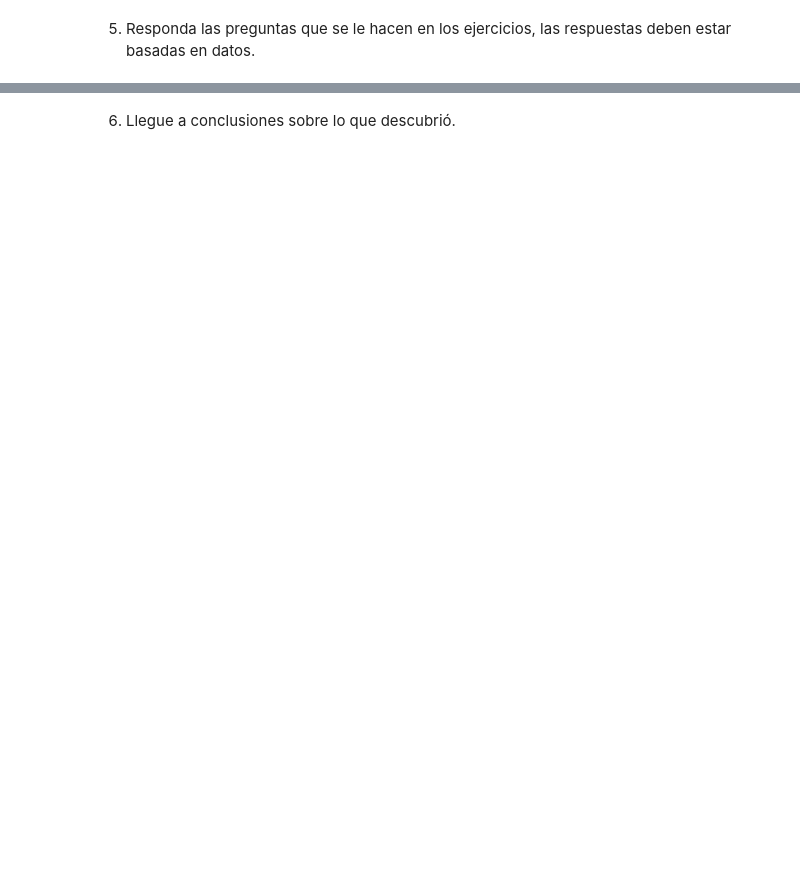
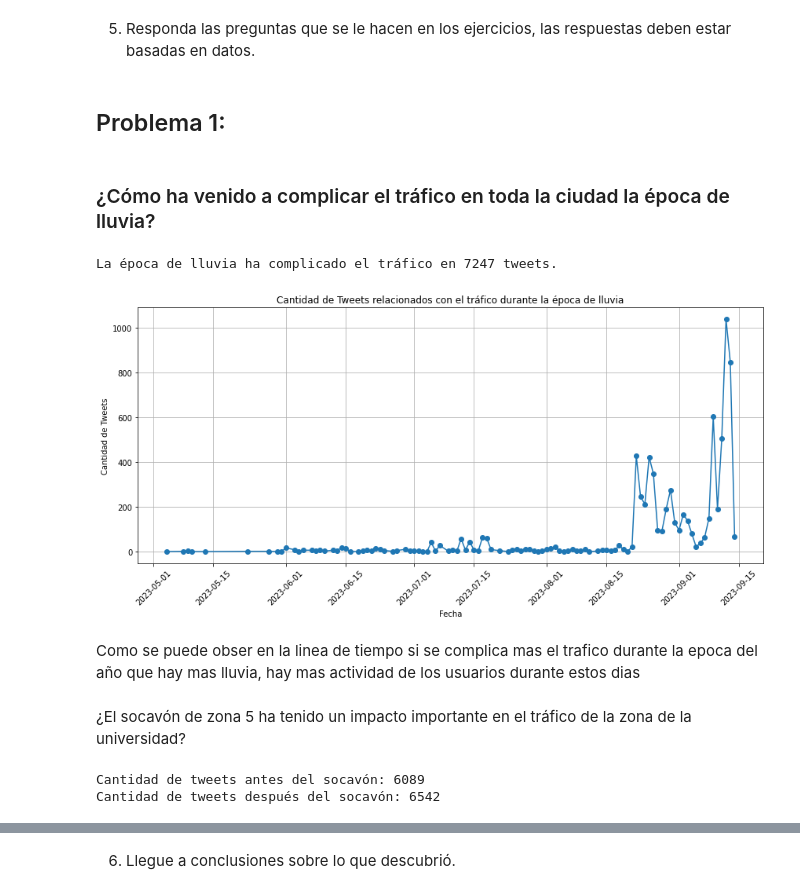
Before and after one commit to CristopherBarrios/Lab6-AnaliticaDeRedesSociales-DataScience, a Jupyter notebook: AnaliticaDeRedesSociales.ipynb, the cells around one changed output, grey strips where cells are left out. Drawn from its saved outputs; the diff is of its cells as text; code cells hidden in the pictures; blank space fills up the shorter version.

```diff
--- a/AnaliticaDeRedesSociales.ipynb
+++ b/AnaliticaDeRedesSociales.ipynb
@@ -598,3 +598,83 @@ plt.show()
 # %% [markdown]
 5. Responda las preguntas que se le hacen en los ejercicios, las respuestas deben estar basadas en
 datos.
+# %% [markdown]
+## Problema 1:
+# %% [markdown]
+### ¿Cómo ha venido a complicar el tráfico en toda la ciudad la época de lluvia?
+# %%
+import pandas as pd
+from datetime import datetime
+import pytz  # Importa la biblioteca pytz para trabajar con zonas horarias
+
+
+# Convertir la columna de fecha a tipo datetime con información de zona horaria UTC
+dataTrafico['date'] = pd.to_datetime(dataTrafico['date'], utc=True)
+
+# Define la zona horaria UTC
+utc = pytz.utc
+
+# Definir un rango de fechas que corresponda a la época de lluvia en Guatemala
+fecha_inicio_lluvia = datetime(2023, 5, 1, tzinfo=utc)  # Fecha de inicio con zona horaria UTC
+fecha_fin_lluvia = datetime(2023, 9, 30, tzinfo=utc)    # Fecha de fin con zona horaria UTC
+
+# Filtrar los tweets que están dentro del rango de fechas de lluvia
+tweets_lluvia = dataTrafico[(dataTrafico['date'] >= fecha_inicio_lluvia) & (dataTrafico['date'] <= fecha_fin_lluvia)]
+
+# Contar la cantidad de tweets relacionados con el tráfico durante la época de lluvia
+cantidad_tweets_lluvia = len(tweets_lluvia)
+
+# Imprimir la cantidad de tweets relacionados con el tráfico durante la época de lluvia
+print(f"La época de lluvia ha complicado el tráfico en {cantidad_tweets_lluvia} tweets.")
+# %% [output]
+La época de lluvia ha complicado el tráfico en 7247 tweets.
+# %%
+import pandas as pd
+import matplotlib.pyplot as plt
+from datetime import datetime
+
+
+# Agrupar los tweets por fecha y contar la cantidad
+tweets_por_fecha = tweets_lluvia.groupby(tweets_lluvia['date'].dt.date).size()
+
+# Crear el gráfico de línea
+plt.figure(figsize=(12, 6))
+plt.plot(tweets_por_fecha.index, tweets_por_fecha.values, marker='o', linestyle='-')
+plt.xlabel('Fecha')
+plt.ylabel('Cantidad de Tweets')
+plt.title('Cantidad de Tweets relacionados con el tráfico durante la época de lluvia')
+plt.grid(True)
+
+# Rotar las etiquetas del eje x para mejor visualización
+plt.xticks(rotation=45)
+
+# Mostrar el gráfico
+plt.tight_layout()
+plt.show()
+# %% [output]
+[figure, added]
+# %% [markdown]
+Como se puede obser en la linea de tiempo si se complica mas el trafico durante la epoca del año que hay mas lluvia, hay mas actividad de los usuarios durante estos dias
+# %% [markdown]
+ ¿El socavón de zona 5 ha tenido un impacto importante en el tráfico de la zona de la universidad?
+# %%
+import pandas as pd
+import pytz  # Importa la biblioteca pytz para manejar la zona horaria.
+
+
+# Fecha en la que ocurrió el socavón (con información de zona horaria)
+fecha_socavon = pd.Timestamp('2023-08-13', tz='UTC')
+
+# Filtra los datos para obtener dos grupos: antes y después del socavón.
+tweets_antes = dataTrafico[dataTrafico['date'] < fecha_socavon]
+tweets_despues = dataTrafico[dataTrafico['date'] >= fecha_socavon]
+
+# Cuenta la cantidad de tweets en cada grupo.
+cantidad_tweets_antes = len(tweets_antes)
+cantidad_tweets_despues = len(tweets_despues)
+
+print("Cantidad de tweets antes del socavón:", cantidad_tweets_antes)
+print("Cantidad de tweets después del socavón:", cantidad_tweets_despues)
+# %% [output]
+Cantidad de tweets antes del socavón: 6089
+Cantidad de tweets después del socavón: 6542
```
Also changed, not shown: parts of 23 cells of this notebook.
